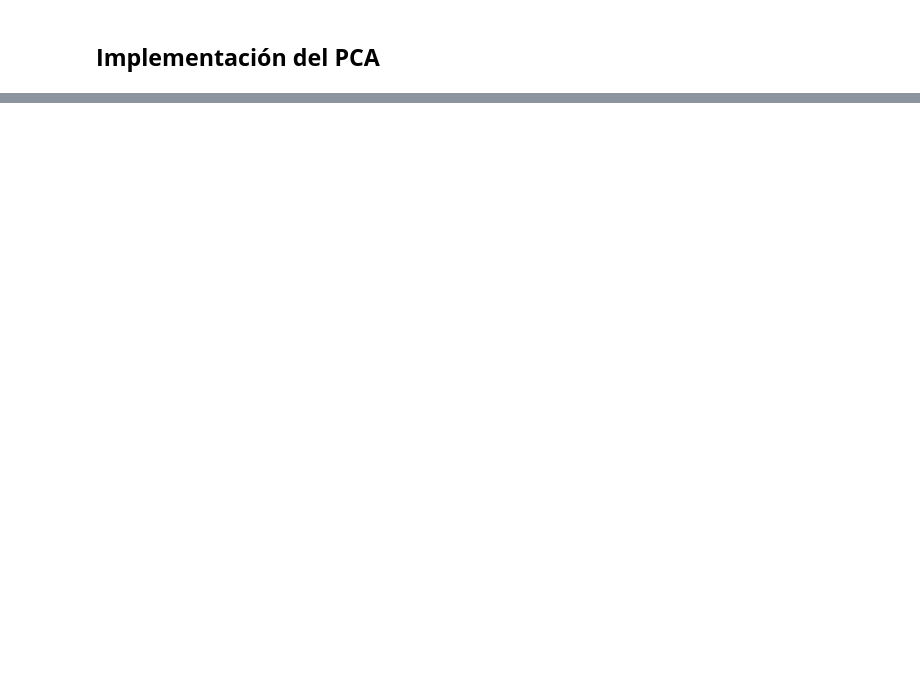
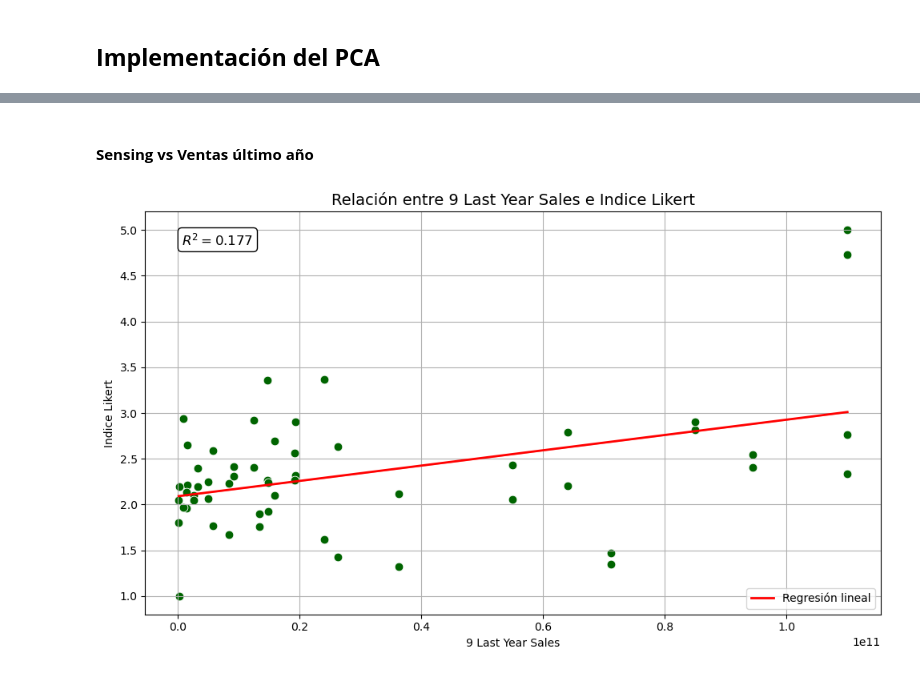
Before and after one commit to AlejaGuz/orange, a Jupyter notebook: Notebook_AFO_LFM.ipynb, the cells around one changed output, grey strips where cells are left out. Cells and saved outputs as stored; diff of their text form; code cells hidden in the pictures; blank space fills up the shorter version.

```diff
--- a/Notebook_AFO_LFM.ipynb
+++ b/Notebook_AFO_LFM.ipynb
@@ -746,0 +654,5 @@ memory usage: 48.7+ KB
+# %%
+# Extraer el primer componente (índice latente por individuo)
+individual_coords = mca_fit.row_coordinates(df_encoded)
+indice_mca = individual_coords[0]  # columna 0 = primer componente
+indice_mca.name = "Indice_MCA"
@@ -746,0 +764,44 @@ memory usage: 48.7+ KB
+# %% [markdown]
+#### **Sensing vs Ventas último año**
+# %%
+import matplotlib.pyplot as plt
+import seaborn as sns
+from sklearn.linear_model import LinearRegression
+from sklearn.metrics import r2_score
+
+# Variables específicas
+df = bd_sensing_caracterizacion
+x_var = "9 Last Year Sales"
+y_var = "Indice_Likert"
+
+# Filtrar datos sin valores nulos
+df_plot = df[[x_var, y_var]].dropna()
+
+# Ajustar modelo de regresión lineal
+X = df_plot[[x_var]]  # matriz de diseño (2D)
+y = df_plot[y_var]
+modelo = LinearRegression().fit(X, y)
+
+# Predecir valores y calcular R²
+y_pred = modelo.predict(X)
+r2 = r2_score(y, y_pred)
+
+# Gráfico
+plt.figure(figsize=(10, 6))
+sns.scatterplot(x=x_var, y=y_var, data=df_plot, color='darkgreen', s=60)
+sns.lineplot(x=df_plot[x_var], y=y_pred, color='red', linewidth=2, label='Regresión lineal')
+
+# Anotar R² en el gráfico
+plt.text(0.05, 0.95, f"$R^2 = {r2:.3f}$", transform=plt.gca().transAxes,
+         fontsize=12, verticalalignment='top', bbox=dict(boxstyle="round", fc="white", ec="black"))
+
+# Personalización
+plt.title("Relación entre 9 Last Year Sales e Indice Likert", fontsize=14)
+plt.xlabel("9 Last Year Sales")
+plt.ylabel("Indice Likert")
+plt.grid(True)
+plt.legend()
+plt.tight_layout()
+plt.show()
+# %% [output]
+[figure, added]
```
Also changed, not shown: parts of 39 cells of this notebook, 1 other file.
